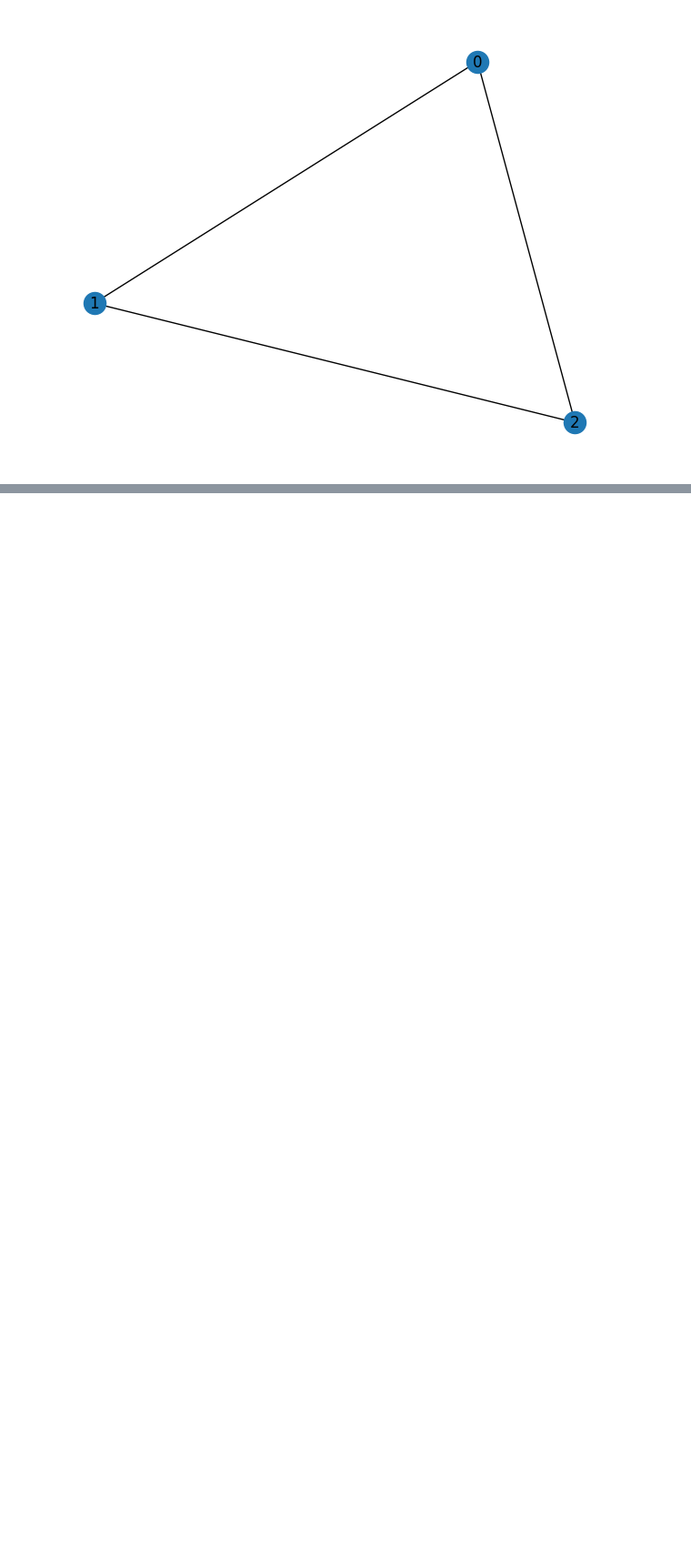
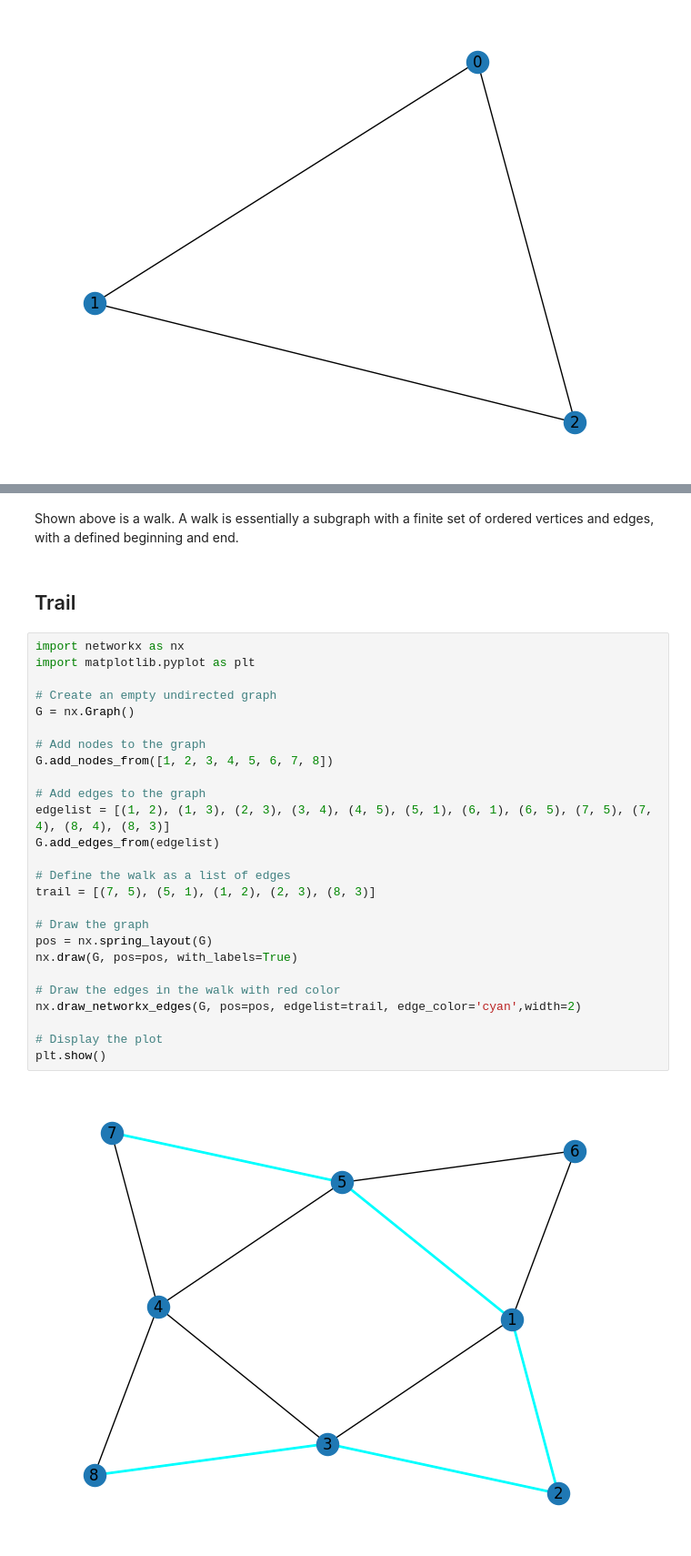
Before and after one commit to Celian4862/Discrete_Math_2, a Jupyter notebook: Assignments/Lecture 3/pre-finals.ipynb, the cells around one changed output, grey strips where cells are left out. Shown at 91% size. Saved outputs shown, nothing was run; the diff lists cells and outputs as text; blank space fills up the shorter version.

```diff
--- a/Assignments/Lecture 3/pre-finals.ipynb
+++ b/Assignments/Lecture 3/pre-finals.ipynb
@@ -131,0 +208,32 @@ In the example above, the lower graph is a subgraph of the upper one, having exa
+# %% [markdown]
+Shown above is a walk. A walk is essentially a subgraph with a finite set of ordered vertices and edges, with a defined beginning and end.
+# %% [markdown]
+## Trail
+# %%
+import networkx as nx
+import matplotlib.pyplot as plt
+
+# Create an empty undirected graph
+G = nx.Graph()
+
+# Add nodes to the graph
+G.add_nodes_from([1, 2, 3, 4, 5, 6, 7, 8])
+
+# Add edges to the graph
+edgelist = [(1, 2), (1, 3), (2, 3), (3, 4), (4, 5), (5, 1), (6, 1), (6, 5), (7, 5), (7, 4), (8, 4), (8, 3)]
+G.add_edges_from(edgelist)
+
+# Define the walk as a list of edges
+trail = [(7, 5), (5, 1), (1, 2), (2, 3), (8, 3)]
+
+# Draw the graph
+pos = nx.spring_layout(G)
+nx.draw(G, pos=pos, with_labels=True)
+
+# Draw the edges in the walk with red color
+nx.draw_networkx_edges(G, pos=pos, edgelist=trail, edge_color='cyan',width=2)
+
+# Display the plot
+plt.show()
+# %% [output]
+[figure, added]
```
Also changed, not shown: parts of 44 cells of this notebook.
